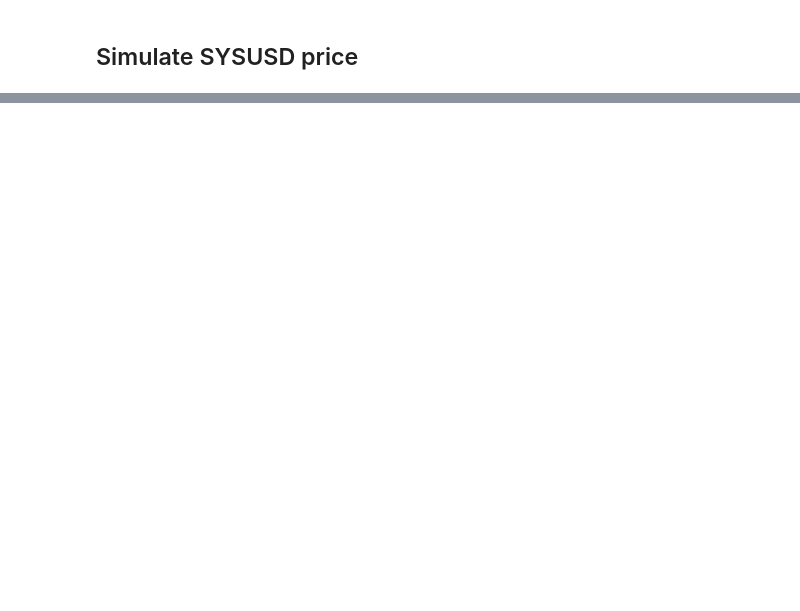
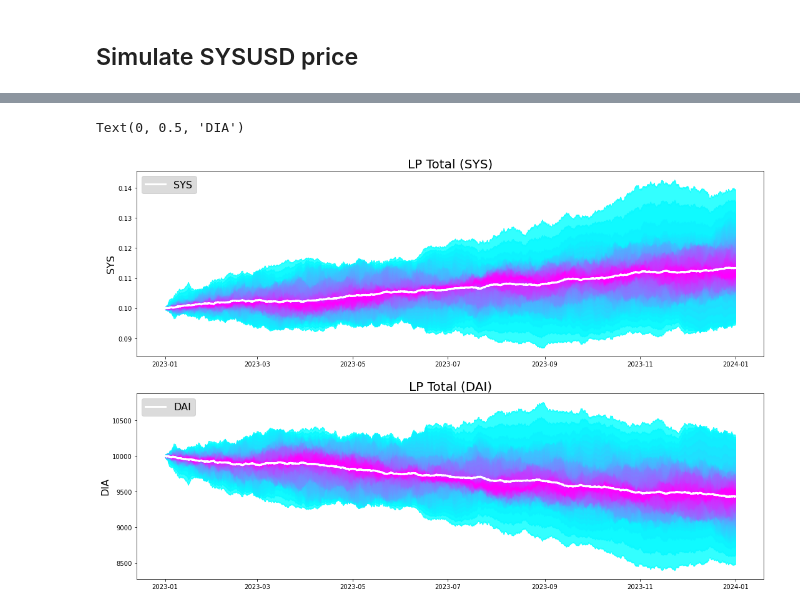
Before and after one commit to defipy-devs/uniswappy, a Jupyter notebook: notebooks/medium_articles/uniswappy_sim.ipynb, the cells around one changed output, grey strips where cells are left out. Saved outputs shown, nothing was run; the diff lists cells and outputs as text; code cells hidden in the pictures; blank space fills up the shorter version.

```diff
--- a/notebooks/medium_articles/uniswappy_sim.ipynb
+++ b/notebooks/medium_articles/uniswappy_sim.ipynb
@@ -61,3 +117,32 @@ for p in p_trial_arr[1:]:
+# %%
+fig, (P_ax, LP_ax) = plt.subplots(nrows=2, sharex=False, sharey=False, figsize=(18, 12))
+
+pymc3.gp.util.plot_gp_dist(
+    ax=P_ax,
+    x=date_times[1:],
+    samples=sys_arr.transpose(),
+    palette='cool',
+    plot_samples=False
+)
+P_ax.plot(date_times[1:], np.mean(sys_arr, axis = 1), color = 'w', linewidth=3, label='SYS')
+P_ax.set_title("LP Total (SYS)", fontsize=20)
+P_ax.legend(fontsize=16, facecolor="lightgray", loc='upper left')
+P_ax.set_ylabel("SYS", fontsize=16)
+
+pymc3.gp.util.plot_gp_dist(
+    ax=LP_ax,
+    x=date_times[1:],
+    samples=lp_tot_arr.transpose(),
+    palette='cool',
+    plot_samples=False
+)
+LP_ax.plot(date_times[1:], np.mean(lp_tot_arr, axis = 1), color = 'w', linewidth=3, label='DAI')
+LP_ax.set_title("LP Total (DAI)", fontsize=20)
+LP_ax.legend(fontsize=16, facecolor="lightgray", loc='upper left')
+LP_ax.set_ylabel("DIA", fontsize=16)
+# %% [output]
+Text(0, 0.5, 'DIA')
+[figure, added]
 # %%
 fig, (TKN_ax) = plt.subplots(nrows=1, sharex=False, sharey=False, figsize=(15, 8))
 
```
Also changed, not shown: parts of 8 cells of this notebook.
